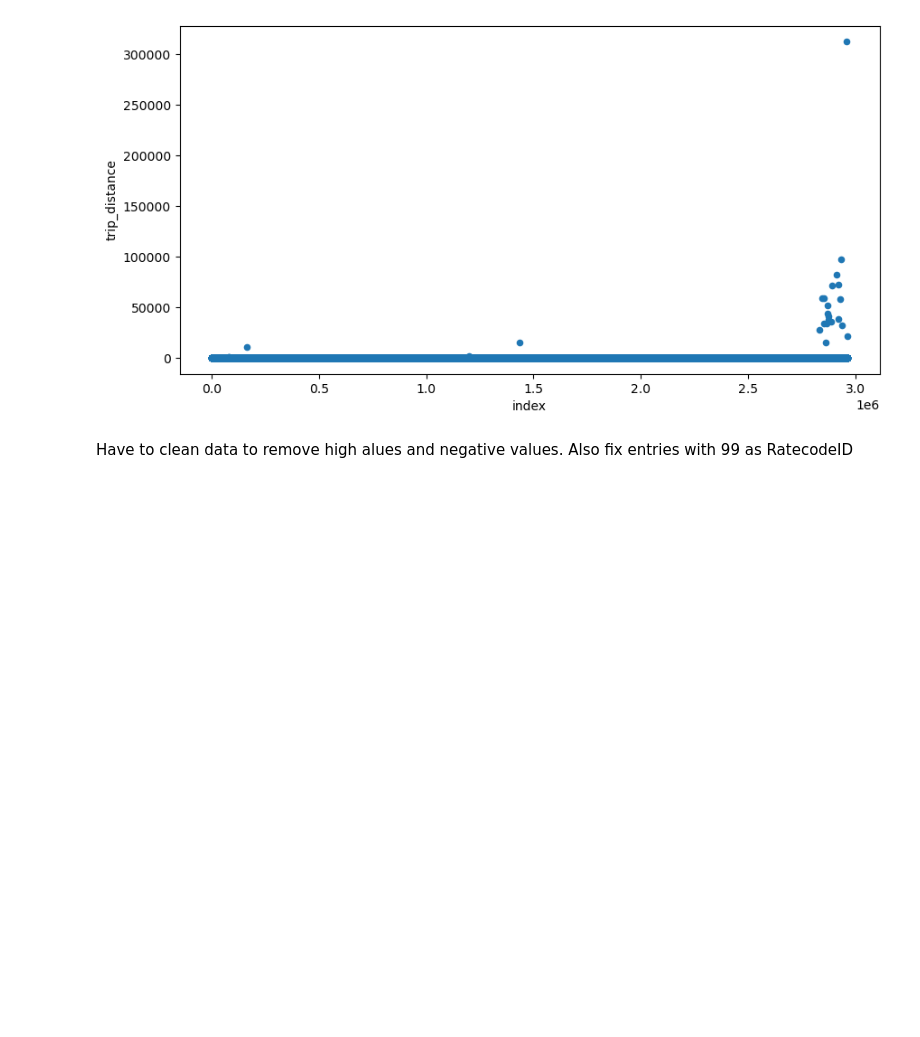
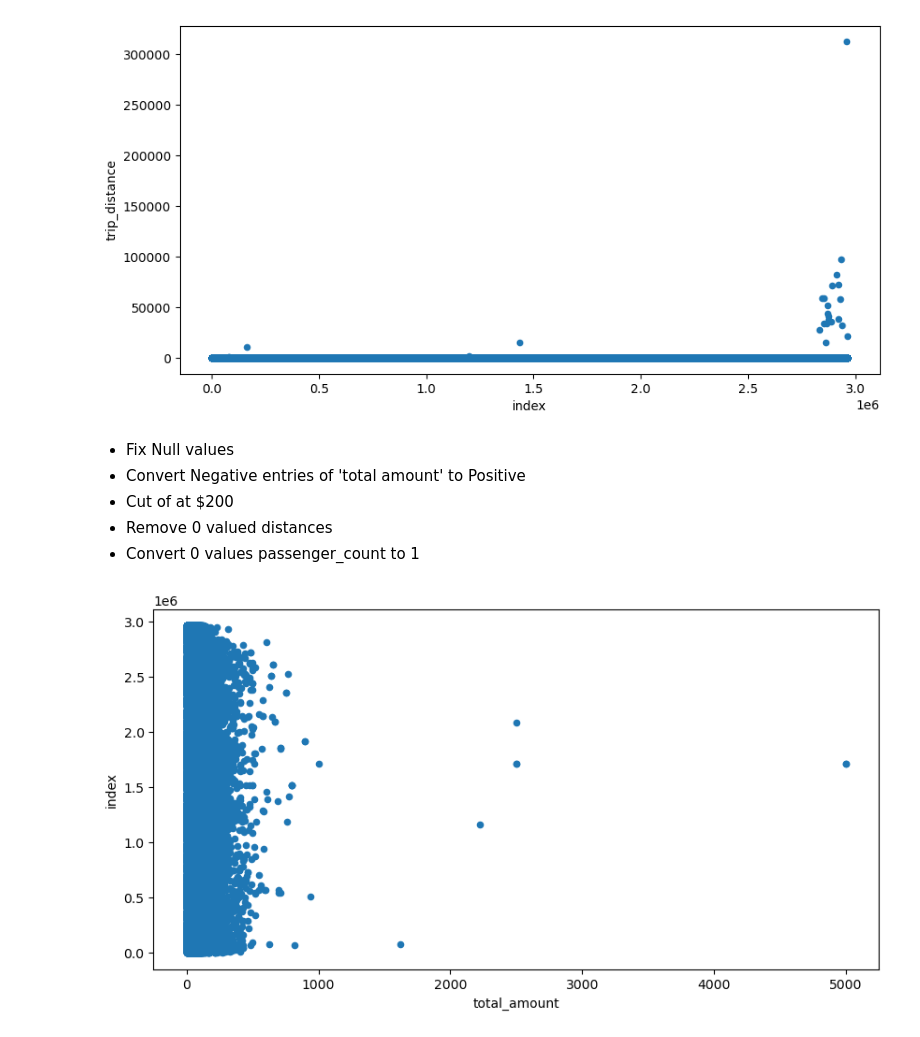
Before and after one commit to rgv-k/New-York-Taxi-Analysis, a Jupyter notebook: Presentable Notebook.ipynb, the cells around one changed output. Cells and saved outputs as stored; diff of their text form; code cells hidden in the pictures; blank space fills up the shorter version.

```diff
--- a/Presentable Notebook.ipynb
+++ b/Presentable Notebook.ipynb
@@ -106,4 +219,15 @@ plt.show()
 # %% [output]
 [figure]
 # %% [markdown]
-Have to clean data to remove high alues and negative values. Also fix entries with 99 as RatecodeID
+* Fix Null values
+* Convert Negative entries of 'total amount' to Positive
+* Cut of at $200
+* Remove 0 valued distances
+* Convert 0 values passenger_count to 1
+# %%
+taxi_data['total_amount'] = taxi_data['total_amount'].abs()
+(taxi_data['total_amount'] >= 0).value_counts()
+_ = taxi_data['total_amount'].reset_index().plot(kind='scatter', x = 'total_amount', y='index', figsize = (10,5))
+plt.show()
+# %% [output]
+[figure, added]
```
Also changed, not shown: parts of 31 cells of this notebook.
